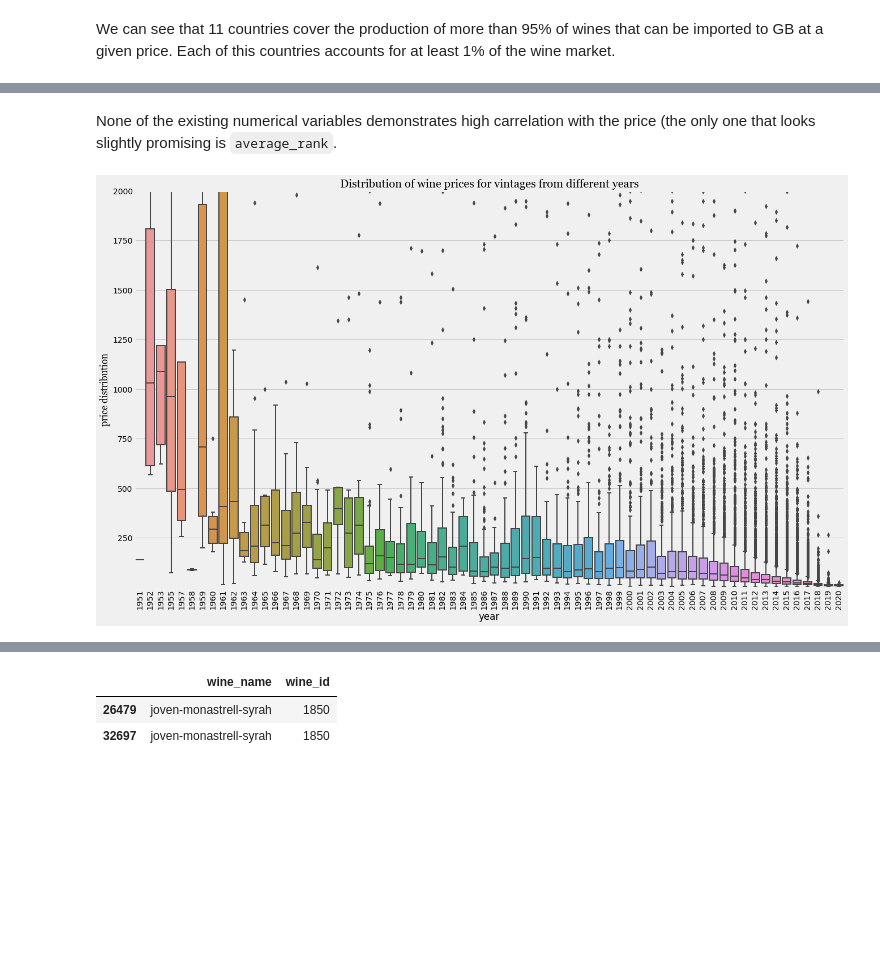
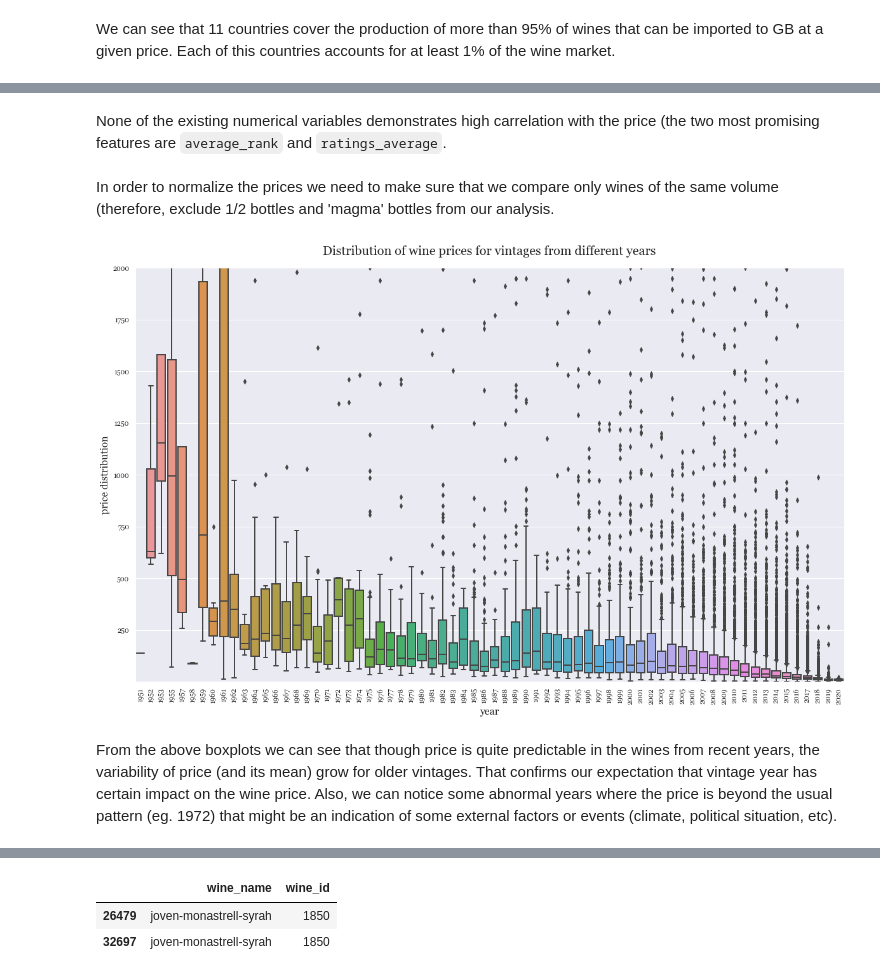
Before and after one commit to sveta-egorova/wine, a Jupyter notebook: data_analysis.ipynb, the cells around one changed output, grey strips where cells are left out. Cells and saved outputs as stored; diff of their text form; code cells hidden in the pictures; blank space fills up the shorter version.

```diff
--- a/data_analysis.ipynb
+++ b/data_analysis.ipynb
@@ -59,8 +40,9 @@ s.name AS style_name, s.body, s.acidity AS style_acidity,
 t.name AS type_name,
 w2.name AS winery_name,
 p.bottle_type,
-COUNT(vt.toplist_id) AS toplist_count, AVG(vt.rank) AS average_rank,
-COUNT(sg.grape_id) AS grape_count
+GROUP_CONCAT(distinct g.name ORDER BY g.name SEPARATOR ', ') AS grapes,
+COUNT(distinct vt.toplist_id) AS toplist_count, AVG(vt.rank) AS average_rank,
+COUNT(distinct sg.grape_id) AS grape_count
 FROM vintage AS v
 LEFT JOIN wine AS w ON w.id = v.wine_id
 LEFT JOIN region AS r ON w.region_id = r.id
@@ -68,6 +50,7 @@ LEFT JOIN country AS c on r.country_code = c.code
 LEFT JOIN style AS s ON w.style_id = s.id
 LEFT JOIN type AS t ON t.id = w.type_id
 LEFT JOIN style_grape AS sg ON sg.style_id = s.id
+LEFT JOIN grape AS g ON sg.grape_id = g.id
 LEFT JOIN winery AS w2 ON w2.id = w.winery_id
 LEFT JOIN price AS p ON v.price_id = p.id
 LEFT JOIN vintage_toplist AS vt ON vt.vintage_id = v.id
@@ -176,3 +177,9 @@ Index(['id', 'year', 'ratings_count', 'ratings_average', 'price', 'acidity',
       dtype='object')
 # %% [markdown]
 Now we'll visualize some of the frequency distributions of the variables in our table
+# %%
+sns.set_theme(font='georgia')
+sns.set_context(rc={'font.size': 8,
+                    'axes.titlesize': 20,
+                    'axes.labelsize':16,
+                    'legend.title_fontsize': 14})
@@ -387,14 +423,17 @@ plt.show()
 # %% [markdown]
-None of the existing numerical variables demonstrates high carrelation with the price (the only one that looks slightly promising is `average_rank`.
+None of the existing numerical variables demonstrates high carrelation with the price (the two most promising features are `average_rank` and `ratings_average`.
+# %% [markdown]
+In order to normalize the prices we need to make sure that we compare only wines of the same volume (therefore, exclude 1/2 bottles and 'magma' bottles from our analysis.
+# %%
+df = df[df.bottle_type=='Bottle (0.75l)']
 # %%
-plt.style.use('fivethirtyeight')
 plt.figure(figsize=(20, 12))
 sns.boxplot(data=df[df['year']>1950], y='price', x='year', linewidth=2)
 plt.ylim((1, 2000))
 plt.xticks(rotation=90)
-plt.title('Distribution of wine prices for vintages from different years', fontname='Georgia')
-plt.ylabel('price distribution', fontname='Georgia')
+plt.title('Distribution of wine prices for vintages from different years', pad=20)
+plt.ylabel('price distribution')
 plt.show()
 # plt.xlim((1950, 2020))
 # %% [output]
-[figure, old version]
+[figure, new version]
@@ -403,3 +440,5 @@ def map_period()
+# %% [markdown]
+From the above boxplots we can see that though price is quite predictable in the wines from recent years, the variability of price (and its mean) grow for older vintages. That confirms our expectation that vintage year has certain impact on the wine price. Also, we can notice some abnormal years where the price is beyond the usual pattern (eg. 1972) that might be an indication of some external factors or events (climate, political situation, etc).
 # %%
 plt.figure(figsize=(20, 12))
 sns.boxplot(data=df[df['ratings_count']>50], y='price', x='ratings_average', linewidth=2, palette='Spectral')
```
Also changed, not shown: parts of 101 cells of this notebook, 1 other file.
